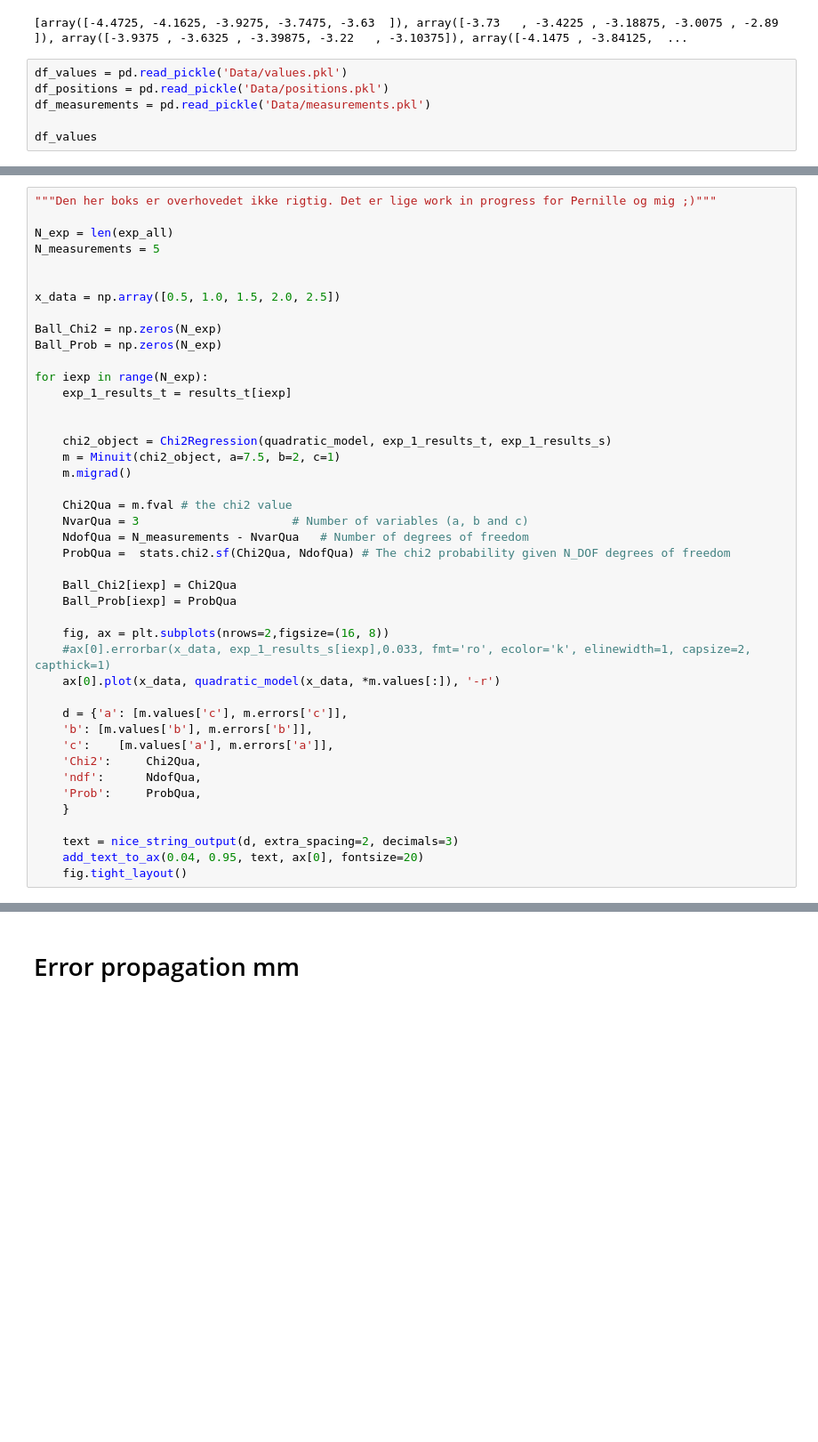
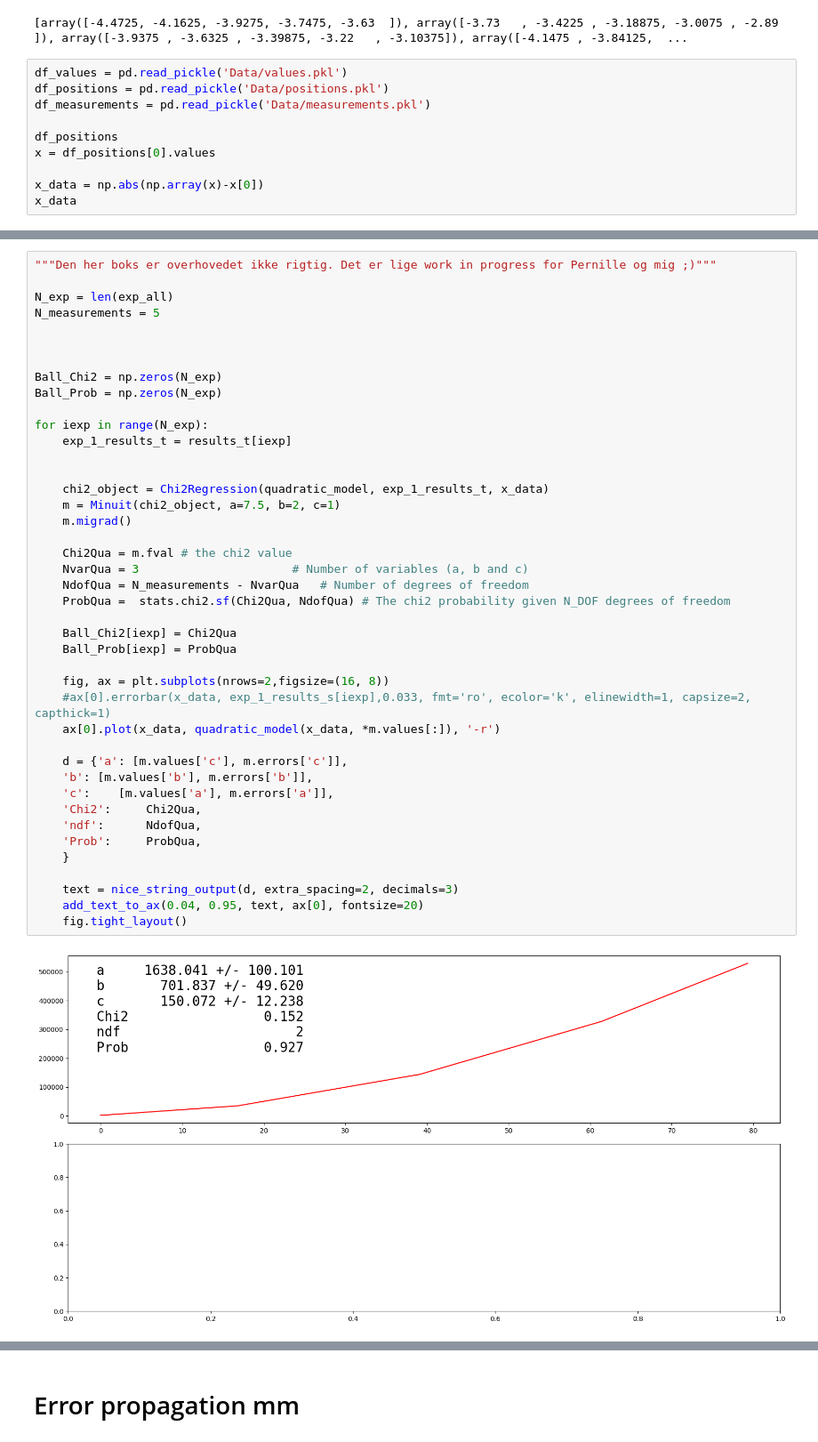
Before and after one commit to BerlinObel/AppStat2023-Project, a Jupyter notebook: BallOnIncline-2.ipynb, the cells around one changed output, grey strips where cells are left out. Shown at 89% size. Saved outputs shown, nothing was run; the diff lists cells and outputs as text; blank space fills up the shorter version.

```diff
--- a/BallOnIncline-2.ipynb
+++ b/BallOnIncline-2.ipynb
@@ -117,5 +117,9 @@ df_values = pd.read_pickle('Data/values.pkl')
 df_positions = pd.read_pickle('Data/positions.pkl')
 df_measurements = pd.read_pickle('Data/measurements.pkl')
 
-df_values
+df_positions
+x = df_positions[0].values
+
+x_data = np.abs(np.array(x)-x[0])
+x_data
 # %% [output]
@@ -129,7 +131,6 @@ N_exp = len(exp_all)
 N_measurements = 5
 
 
-x_data = np.array([0.5, 1.0, 1.5, 2.0, 2.5])
 
 Ball_Chi2 = np.zeros(N_exp)
 Ball_Prob = np.zeros(N_exp)
@@ -138,31 +139,32 @@ for iexp in range(N_exp):
     exp_1_results_t = results_t[iexp]
 
 
-    chi2_object = Chi2Regression(quadratic_model, exp_1_results_t, exp_1_results_s)
+    chi2_object = Chi2Regression(quadratic_model, exp_1_results_t, x_data)
     m = Minuit(chi2_object, a=7.5, b=2, c=1)
     m.migrad()
 
     Chi2Qua = m.fval # the chi2 value
     NvarQua = 3                      # Number of variables (a, b and c)
     NdofQua = N_measurements - NvarQua   # Number of degrees of freedom
     ProbQua =  stats.chi2.sf(Chi2Qua, NdofQua) # The chi2 probability given N_DOF degrees of freedom
 
     Ball_Chi2[iexp] = Chi2Qua
     Ball_Prob[iexp] = ProbQua
 
     fig, ax = plt.subplots(nrows=2,figsize=(16, 8))
     #ax[0].errorbar(x_data, exp_1_results_s[iexp],0.033, fmt='ro', ecolor='k', elinewidth=1, capsize=2, capthick=1)
     ax[0].plot(x_data, quadratic_model(x_data, *m.values[:]), '-r')
 
     d = {'a': [m.values['c'], m.errors['c']],
     'b': [m.values['b'], m.errors['b']],
     'c':    [m.values['a'], m.errors['a']],
     'Chi2':     Chi2Qua,
     'ndf':      NdofQua,
     'Prob':     ProbQua,
     }
 
     text = nice_string_output(d, extra_spacing=2, decimals=3)
     add_text_to_ax(0.04, 0.95, text, ax[0], fontsize=20)
     fig.tight_layout()
 # %% [output]
+[figure, new version]
```
Also changed, not shown: parts of 2 cells of this notebook.
